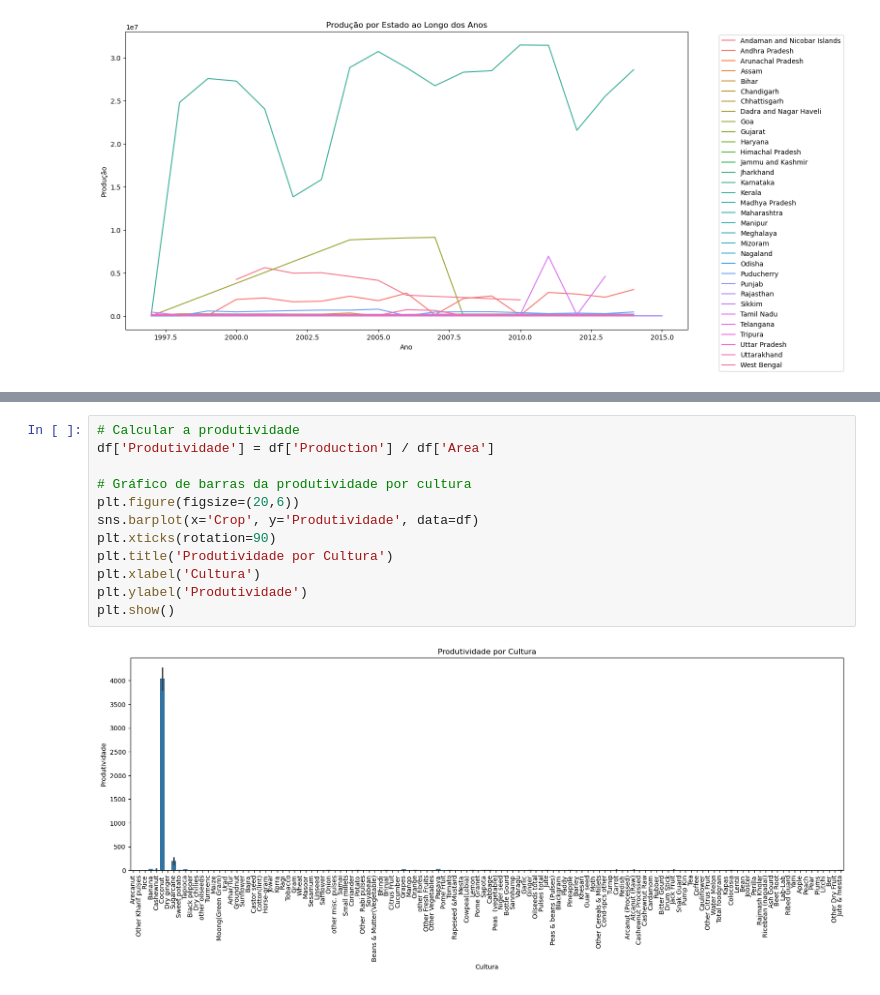
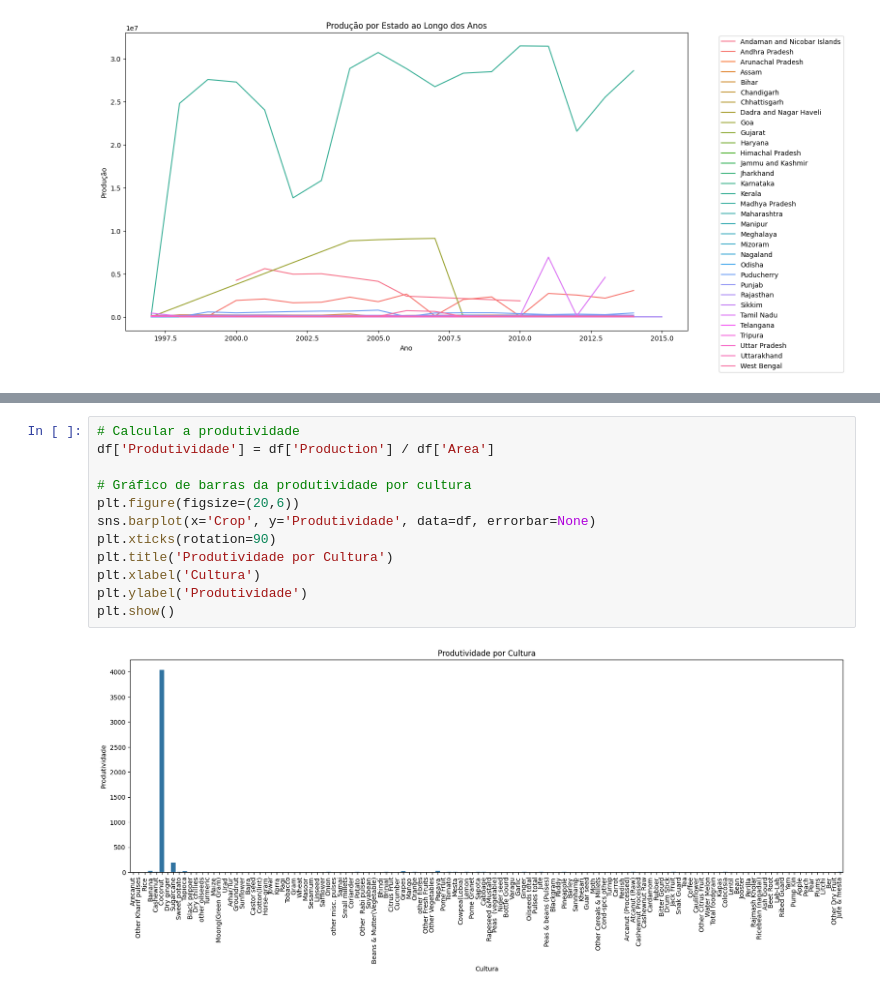
Before and after one commit to EuCaduSilva/An-Prod-Ag, a Jupyter notebook: proj-prod-India.ipynb, the cells around one changed output, grey strips where cells are left out. Drawn from its saved outputs; the diff is of its cells as text.

```diff
--- a/proj-prod-India.ipynb
+++ b/proj-prod-India.ipynb
@@ -185,14 +171,14 @@ plt.show()
 # %%
 # Calcular a produtividade
 df['Produtividade'] = df['Production'] / df['Area']
 
 # Gráfico de barras da produtividade por cultura
 plt.figure(figsize=(20,6))
-sns.barplot(x='Crop', y='Produtividade', data=df)
+sns.barplot(x='Crop', y='Produtividade', data=df, errorbar=None)
 plt.xticks(rotation=90)
 plt.title('Produtividade por Cultura')
 plt.xlabel('Cultura')
 plt.ylabel('Produtividade')
 plt.show()
 # %% [output]
-[figure, old version]
+[figure, new version]
```
Also changed, not shown: parts of 17 cells of this notebook.
